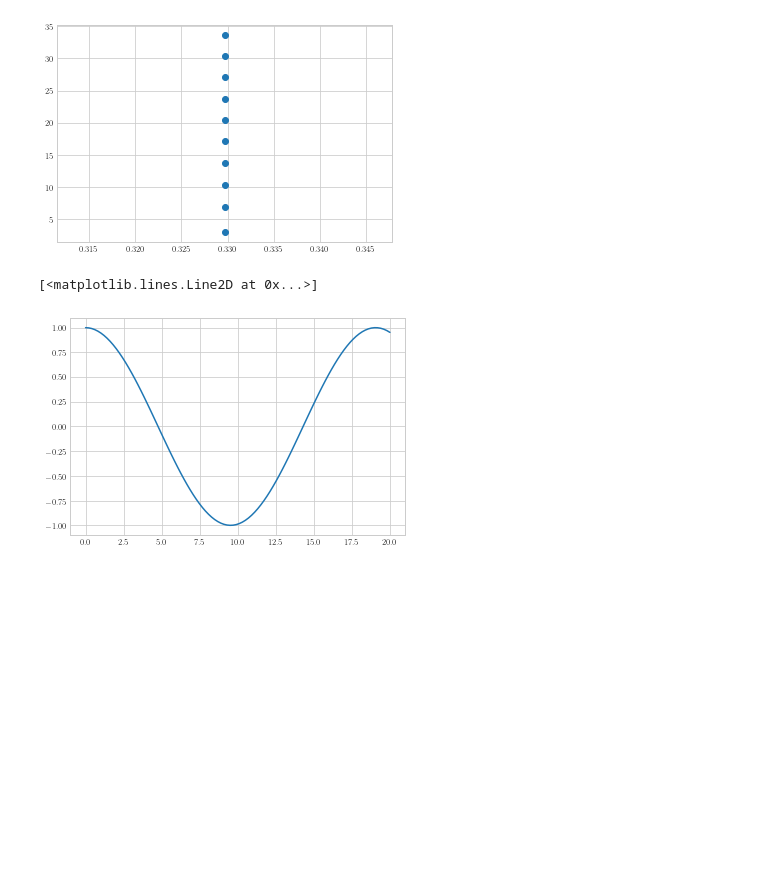
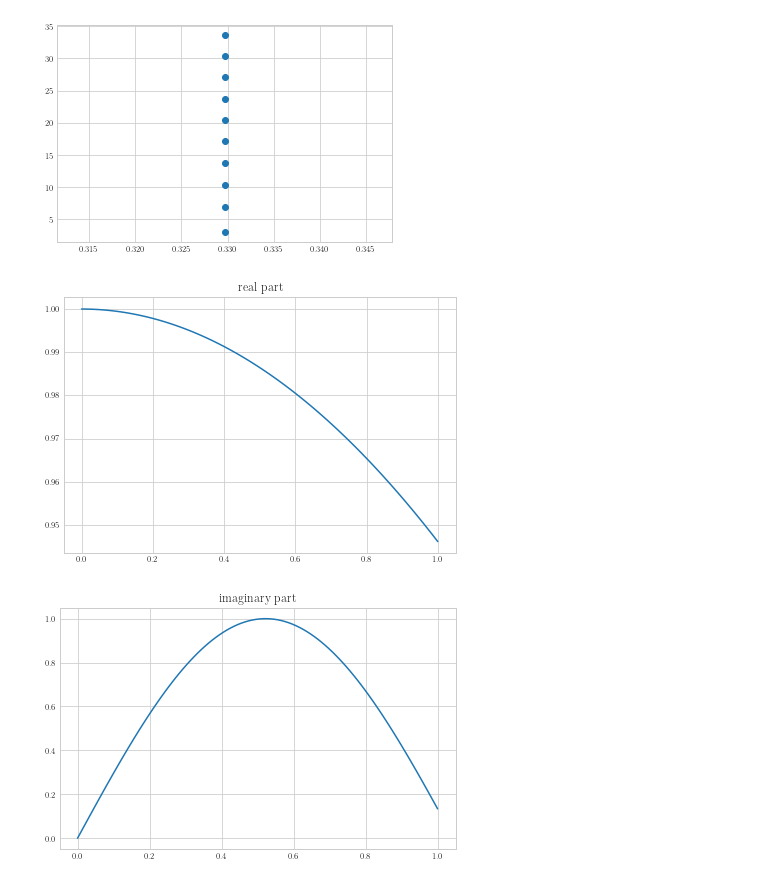
Before and after one commit to jeffs2696/AnalyticalDuctModes, a Jupyter notebook: AnalyticalDuctModes-Copy1.ipynb, the cells around one changed output. Saved outputs shown, nothing was run; the diff lists cells and outputs as text; code cells hidden in the pictures; blank space fills up the shorter version.

Commit message:
analytical plots

```diff
--- a/AnalyticalDuctModes-Copy1.ipynb
+++ b/AnalyticalDuctModes-Copy1.ipynb
@@ -129,21 +129,45 @@ plt.scatter(k_x_real,k_x_imag)
 [(0.32967032967032966+3.0072188083623743j), (0.32967032967032966+6.94351791311669j), (0.32967032967032966+10.392906899444693j), (0.32967032967032966+13.76249751269444j), (0.32967032967032966+17.101589 ...
 <matplotlib.collections.PathCollection at 0x...>
 [figure]
+# %%
+
+x_min   = 0
+x_max   = 1
+x_steps = 100
+x       = np.linspace(x_min,x_max,x_steps)
 # %%
 fig = plt.figure(
     constrained_layout=False,
 #    figsize=set_size(width)
 )
 i = cmath.sqrt(-1)
 p = []
 p_real  = []
 p_imag  = []
 for ii in range(len(x)):
     p.append( cmath.exp(-i*k_x[0]*x[ii]))
-    p_real.append( cmath.exp(-i*k_x[9].real*x[ii]))
-    p_imag.append( cmath.exp(-i*k_x[1].imag*x[ii]))
+    p_real.append( cmath.exp(i*k_x[0].real*x[ii]).real)
+    p_imag.append( cmath.exp(i*k_x[0].imag*x[ii]).imag)
 
 plt.plot(x,p_real[:])
+plt.savefig(
+    fname      ='k_x_0_re.pdf',
+    format     ='pdf',
+    bbox_inches='tight')
+plt.tight_layout()
+
+plt.title('real part')
+fig = plt.figure(
+    constrained_layout=False,
+#    figsize=set_size(width)
+)
+plt.plot(x,p_imag[:])
+plt.title('imaginary part')
+plt.savefig(
+    fname      ='k_x_0_im.pdf',
+    format     ='pdf',
+    bbox_inches='tight')
+plt.tight_layout()
 # %% [output]
-[<matplotlib.lines.Line2D at 0x...>]
-[figure, old version]
+[figure, new version]
+[figure, added]
```
Also changed, not shown: parts of 2 cells of this notebook, 10 other files.
